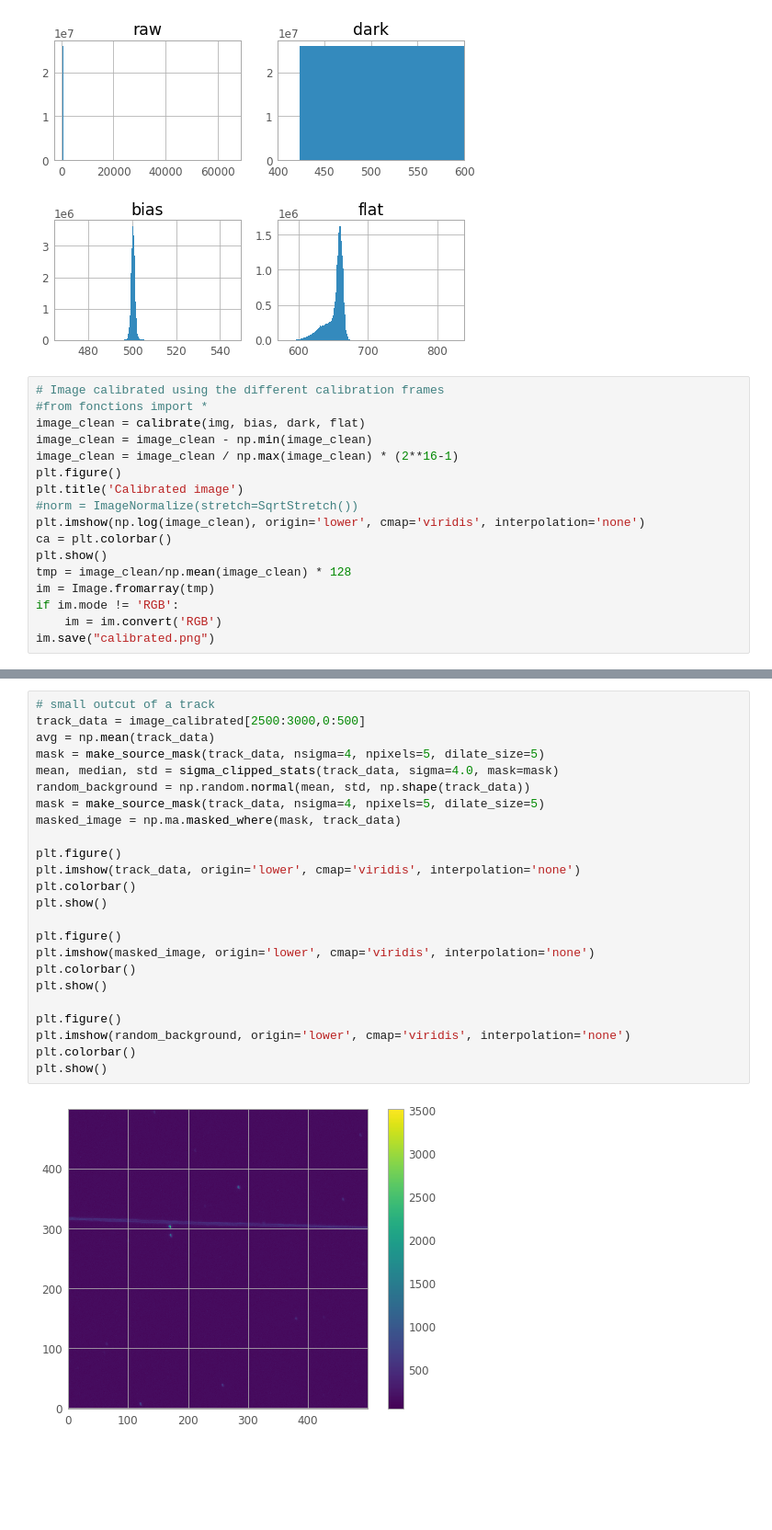
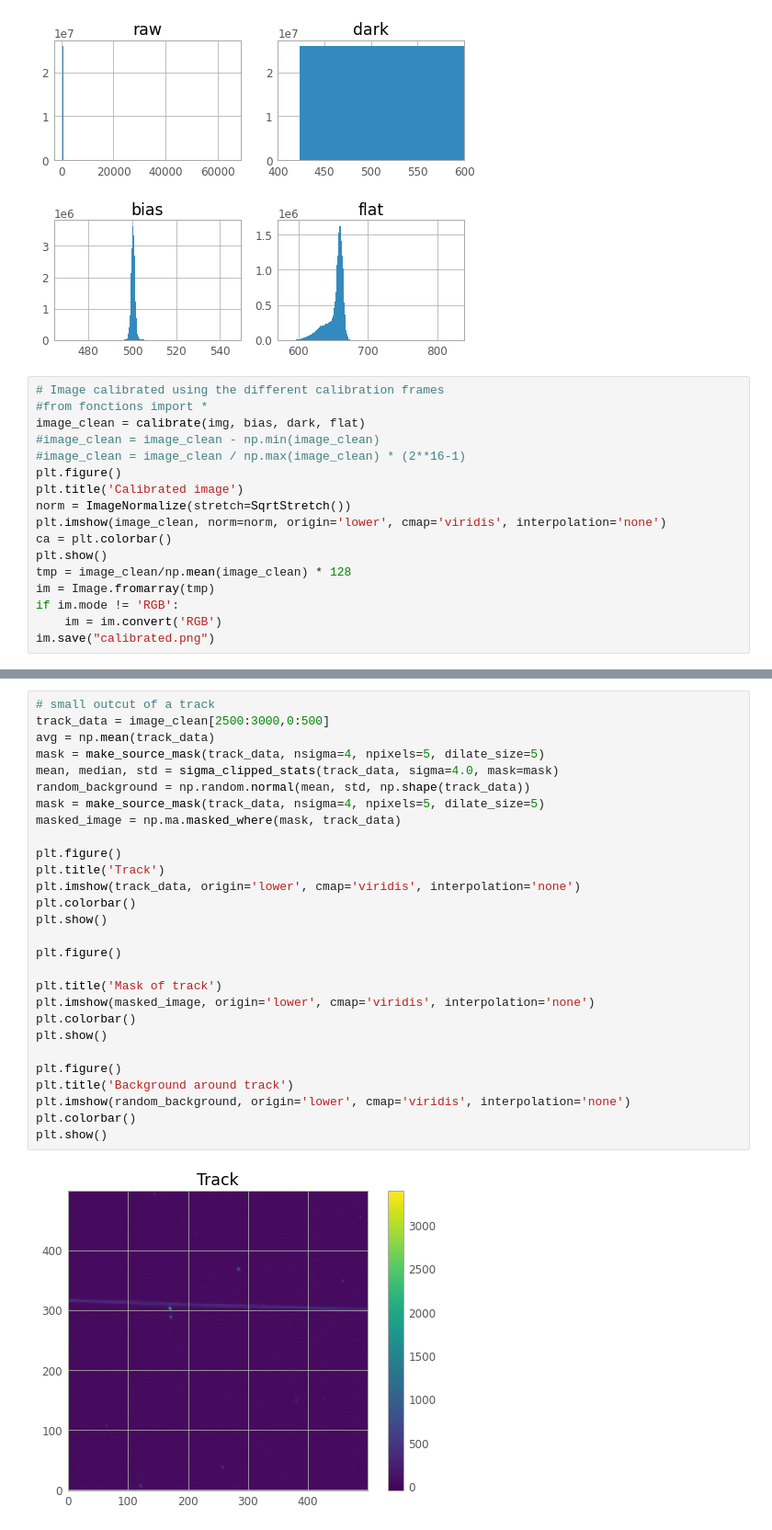
Before and after one commit to SSAEPFL/PSF, a Jupyter notebook: astropy-fits.ipynb, the cells around one changed output, grey strips where cells are left out. Shown at 92% size. Saved outputs shown, nothing was run; the diff lists cells and outputs as text; blank space fills up the shorter version.

```diff
--- a/astropy-fits.ipynb
+++ b/astropy-fits.ipynb
@@ -168,12 +161,12 @@ plt.show()
 # Image calibrated using the different calibration frames
 #from fonctions import *
 image_clean = calibrate(img, bias, dark, flat)
-image_clean = image_clean - np.min(image_clean)
-image_clean = image_clean / np.max(image_clean) * (2**16-1)
+#image_clean = image_clean - np.min(image_clean)
+#image_clean = image_clean / np.max(image_clean) * (2**16-1)
 plt.figure()
 plt.title('Calibrated image')
-#norm = ImageNormalize(stretch=SqrtStretch())
-plt.imshow(np.log(image_clean), origin='lower', cmap='viridis', interpolation='none')
+norm = ImageNormalize(stretch=SqrtStretch())
+plt.imshow(image_clean, norm=norm, origin='lower', cmap='viridis', interpolation='none')
 ca = plt.colorbar()
 plt.show()
 tmp = image_clean/np.mean(image_clean) * 128
@@ -279,26 +191,30 @@ plt.show()
 # %%
 # small outcut of a track
-track_data = image_calibrated[2500:3000,0:500]
+track_data = image_clean[2500:3000,0:500]
 avg = np.mean(track_data)
 mask = make_source_mask(track_data, nsigma=4, npixels=5, dilate_size=5)
 mean, median, std = sigma_clipped_stats(track_data, sigma=4.0, mask=mask)
 random_background = np.random.normal(mean, std, np.shape(track_data))
 mask = make_source_mask(track_data, nsigma=4, npixels=5, dilate_size=5)
 masked_image = np.ma.masked_where(mask, track_data)
 
 plt.figure()
+plt.title('Track')
 plt.imshow(track_data, origin='lower', cmap='viridis', interpolation='none')
 plt.colorbar()
 plt.show()
 
 plt.figure()
+
+plt.title('Mask of track')
 plt.imshow(masked_image, origin='lower', cmap='viridis', interpolation='none')
 plt.colorbar()
 plt.show()
 
 plt.figure()
+plt.title('Background around track')
 plt.imshow(random_background, origin='lower', cmap='viridis', interpolation='none')
 plt.colorbar()
 plt.show()
 # %% [output]
-[figure, old version]
+[figure, new version]
```
Also changed, not shown: parts of 13 cells of this notebook.
